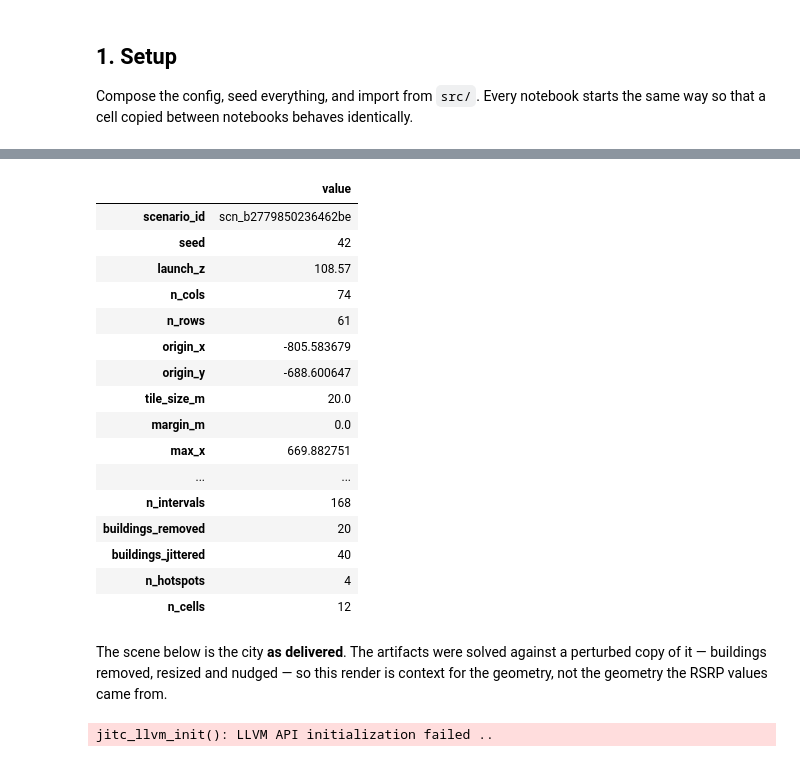
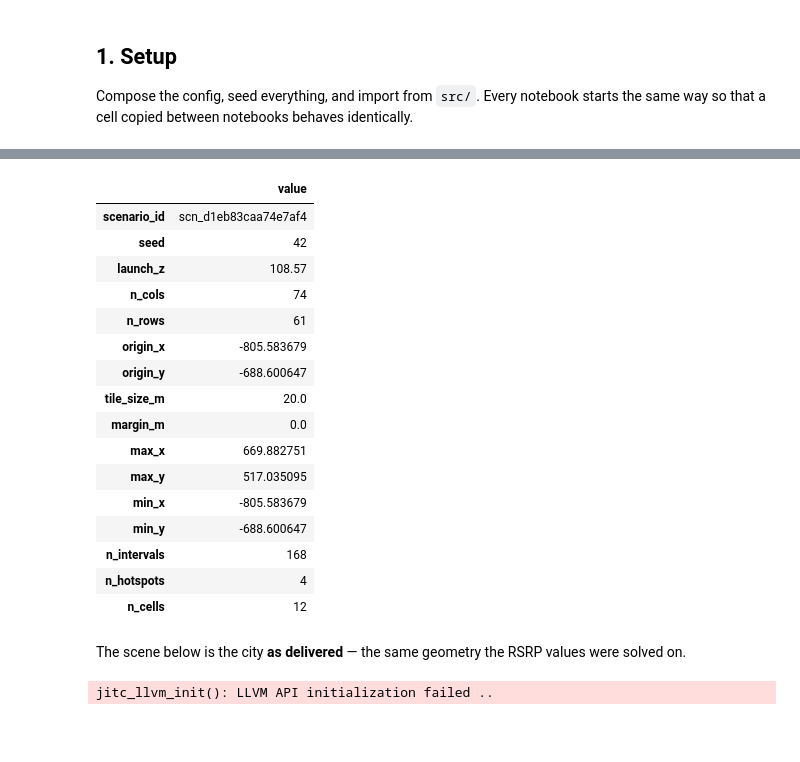
Before and after one commit to NguyenVu04/band-tilt, a Jupyter notebook: notebooks/01_eda.ipynb, the cells around one changed output, grey strips where cells are left out. Drawn from its saved outputs; the diff is of its cells as text; code cells hidden in the pictures; blank space fills up the shorter version.

```diff
--- a/notebooks/01_eda.ipynb
+++ b/notebooks/01_eda.ipynb
@@ -226,27 +267,25 @@ pd.DataFrame(
 # %%
 cells = pd.json_normalize(
     OmegaConf.to_container(cfg.simulation.transmitters.cells, resolve=True)
 )
 hotspots = pd.DataFrame(manifest["density"]["hotspots"])
 
 pd.DataFrame(
     {
         "value": {
             "scenario_id": manifest["scenario_id"],
             "seed": manifest["seed"],
             **manifest["grid"],
             **manifest["area"],
             "n_intervals": manifest["time"]["n_intervals"],
-            "buildings_removed": len(manifest["perturbation"]["removed"]),
-            "buildings_jittered": len(manifest["perturbation"]["jittered"]),
             "n_hotspots": len(hotspots),
             "n_cells": len(cells),
         }
     }
 )
 # %% [output]
 |  | value |
-| scenario_id | scn_b2779850236462be |
+| scenario_id | scn_d1eb83caa74e7af4 |
 | seed | 42 |
 | launch_z | 108.57 |
 | n_cols | 74 |
@@ -256,16 +295,15 @@ pd.DataFrame(
 | tile_size_m | 20.0 |
 | margin_m | 0.0 |
 | max_x | 669.882751 |
-| ... | ... |
+| max_y | 517.035095 |
+| min_x | -805.583679 |
+| min_y | -688.600647 |
 | n_intervals | 168 |
-| buildings_removed | 20 |
-| buildings_jittered | 40 |
 | n_hotspots | 4 |
 | n_cells | 12 |
 # %% [markdown]
-The scene below is the city **as delivered**. The artifacts were solved against a
-perturbed copy of it — buildings removed, resized and nudged — so this render is
-context for the geometry, not the geometry the RSRP values came from.
+The scene below is the city **as delivered** — the same geometry the RSRP
+values were solved on.
 # %%
 from src.simulation import scene as scene_module
 from src.simulation.scene import SceneSpec
```
Also changed, not shown: parts of 65 cells of this notebook, 49 other files.
